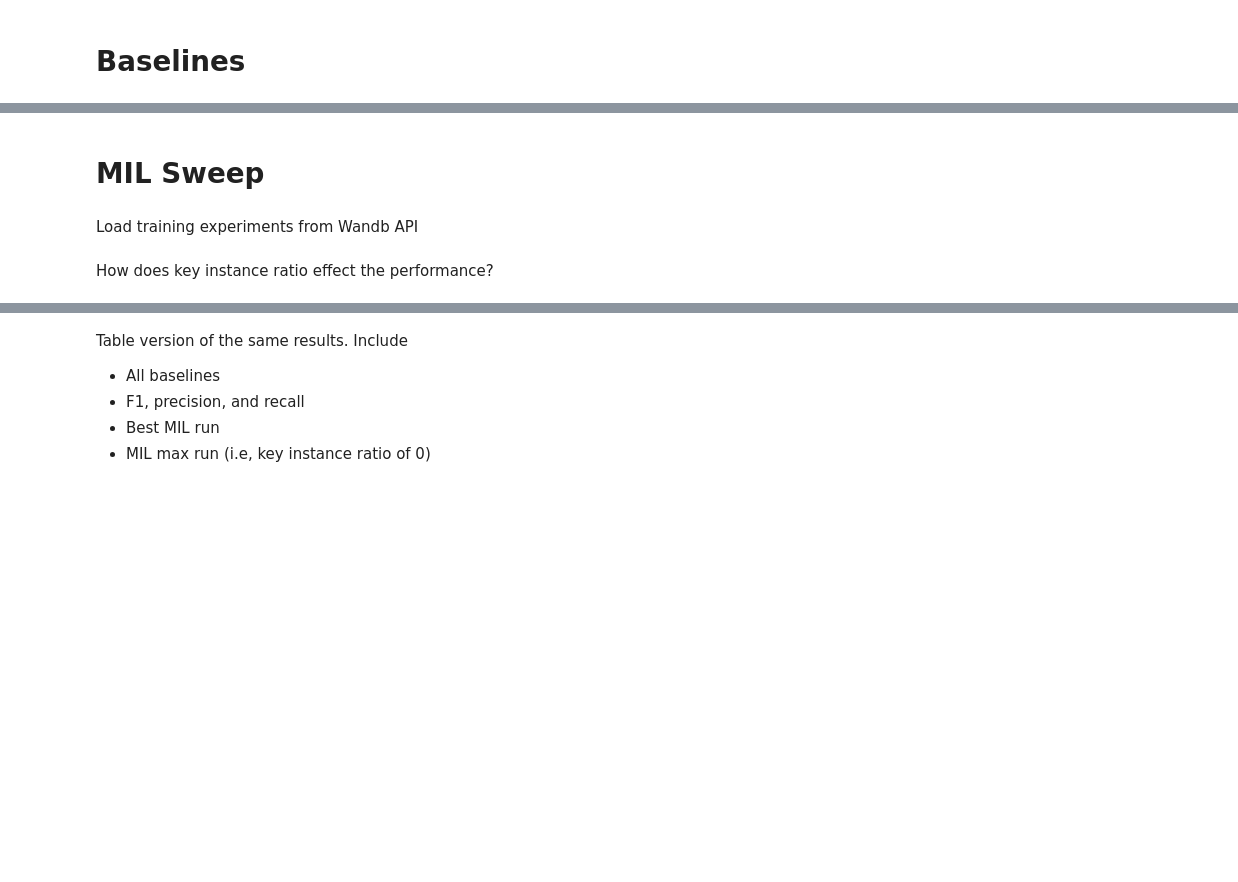
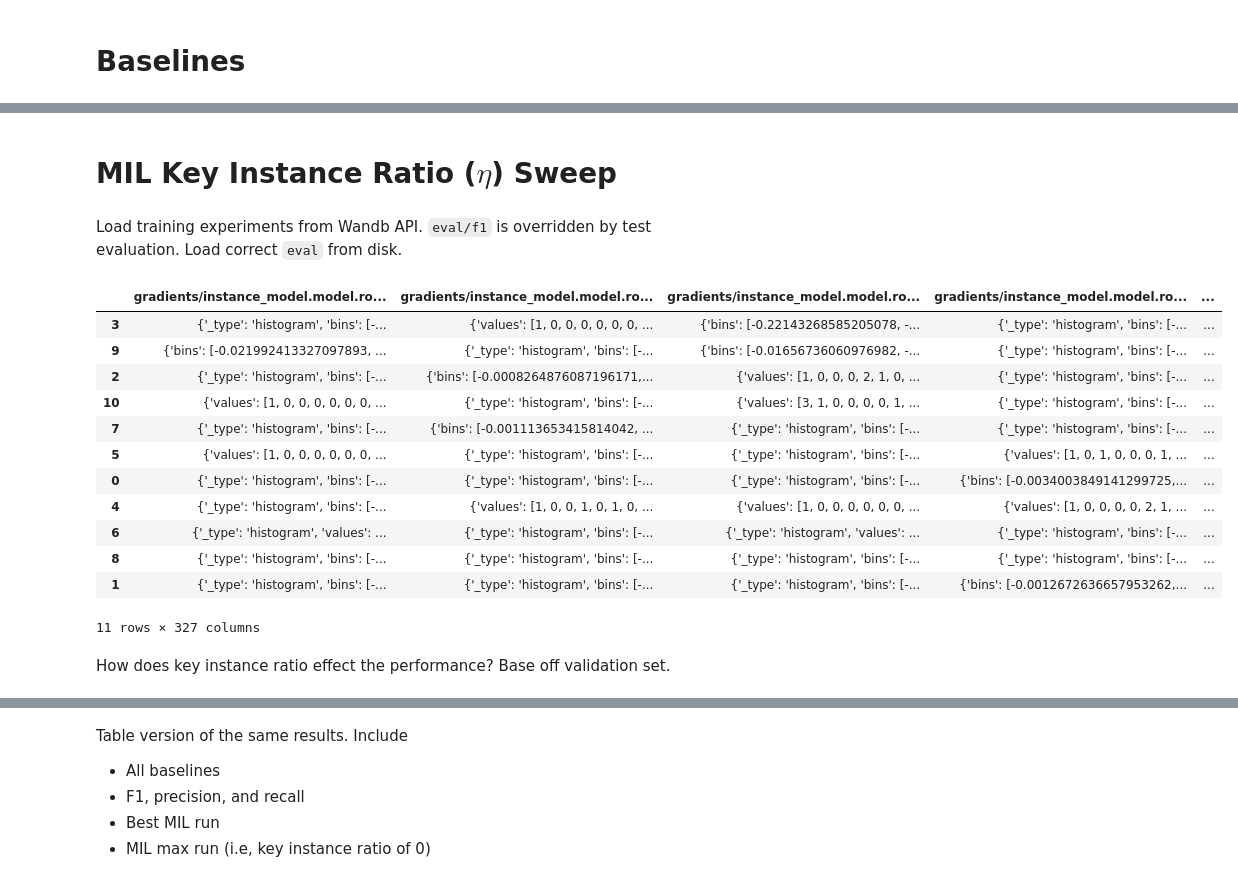
Before and after one commit to AADeLucia/MIL-civil-unrest, a Jupyter notebook: notebooks/paper_tables_and_plots.ipynb, the cells around one changed output, grey strips where cells are left out. Drawn from its saved outputs; the diff is of its cells as text; code cells hidden in the pictures; blank space fills up the shorter version.

```diff
--- a/notebooks/paper_tables_and_plots.ipynb
+++ b/notebooks/paper_tables_and_plots.ipynb
@@ -47,8 +82,10 @@ dict_keys(['mil-i-0.6000000000000001_results', 'mil-i-0.1_results', 'mil-i-0.2_r
 # %% [markdown]
-# MIL Sweep
+# MIL Key Instance Ratio ($\eta$) Sweep
 # %% [markdown]
-Load training experiments from Wandb API
+Load training experiments from Wandb API. `eval/f1` is overridden by test evaluation. Load correct `eval` from disk.
 # %%
+model_dir = f"{os.environ['MINERVA_HOME']}/models/mil_models"
+
 api = wandb.Api()
 
 # Project is specified by <entity/project-name>
@@ -60,7 +97,8 @@ for run in runs:
     row = {}
     # .summary contains the output keys/values for metrics like accuracy.
     #  We call ._json_dict to omit large files
-    row.update({k:v for k,v in run.summary._json_dict.items()})
+    # eval from wandb is actually test
+    row.update({k.replace('eval', 'test'):v for k,v in run.summary._json_dict.items()})
 
     # .config contains the hyperparameters.
     #  We remove special values that start with _.
@@ -69,12 +107,33 @@ for run in runs:
     # .name is the human-readable name of the run.
     row["name"] = run.name
 
+    # Fix eval
+    with open(f"{model_dir}/{row['output_dir'].split('/')[-1]}/eval_results.json") as f:
+        eval_res = json.load(f)
+        row.update({k.replace('_', '/'):v for k,v in eval_res.items()})
+
     # Add
     data.append(row)
 
-runs_df = pd.DataFrame(data)
+runs_df = pd.DataFrame(data).sort_values(by="eval/f1", ascending=False)
+# %%
+runs_df
+# %% [output]
+|  | gradients/instance_model.model.ro... | gradients/instance_model.model.ro... | gradients/instance_model.model.ro... | gradients/instance_model.model.ro... | ... |
+| 3 | {'_type': 'histogram', 'bins': [-... | {'values': [1, 0, 0, 0, 0, 0, 0, ... | {'bins': [-0.22143268585205078, -... | {'_type': 'histogram', 'bins': [-... | ... |
+| 9 | {'bins': [-0.021992413327097893, ... | {'_type': 'histogram', 'bins': [-... | {'bins': [-0.01656736060976982, -... | {'_type': 'histogram', 'bins': [-... | ... |
+| 2 | {'_type': 'histogram', 'bins': [-... | {'bins': [-0.0008264876087196171,... | {'values': [1, 0, 0, 0, 2, 1, 0, ... | {'_type': 'histogram', 'bins': [-... | ... |
+| 10 | {'values': [1, 0, 0, 0, 0, 0, 0, ... | {'_type': 'histogram', 'bins': [-... | {'values': [3, 1, 0, 0, 0, 0, 1, ... | {'_type': 'histogram', 'bins': [-... | ... |
+| 7 | {'_type': 'histogram', 'bins': [-... | {'bins': [-0.001113653415814042, ... | {'_type': 'histogram', 'bins': [-... | {'_type': 'histogram', 'bins': [-... | ... |
+| 5 | {'values': [1, 0, 0, 0, 0, 0, 0, ... | {'_type': 'histogram', 'bins': [-... | {'_type': 'histogram', 'bins': [-... | {'values': [1, 0, 1, 0, 0, 0, 1, ... | ... |
+| 0 | {'_type': 'histogram', 'bins': [-... | {'_type': 'histogram', 'bins': [-... | {'_type': 'histogram', 'bins': [-... | {'bins': [-0.0034003849141299725,... | ... |
+| 4 | {'_type': 'histogram', 'bins': [-... | {'values': [1, 0, 0, 1, 0, 1, 0, ... | {'values': [1, 0, 0, 0, 0, 0, 0, ... | {'values': [1, 0, 0, 0, 0, 2, 1, ... | ... |
+| 6 | {'_type': 'histogram', 'values': ... | {'_type': 'histogram', 'bins': [-... | {'_type': 'histogram', 'values': ... | {'_type': 'histogram', 'bins': [-... | ... |
+| 8 | {'_type': 'histogram', 'bins': [-... | {'_type': 'histogram', 'bins': [-... | {'_type': 'histogram', 'bins': [-... | {'_type': 'histogram', 'bins': [-... | ... |
+| 1 | {'_type': 'histogram', 'bins': [-... | {'_type': 'histogram', 'bins': [-... | {'_type': 'histogram', 'bins': [-... | {'bins': [-0.0012672636657953262,... | ... |
+11 rows × 327 columns
 # %% [markdown]
-How does key instance ratio effect the performance?
+How does key instance ratio effect the performance? Base off validation set.
 # %%
 d = pd.melt(
     runs_df,
```
Also changed, not shown: parts of 17 cells of this notebook, 4 other files.
